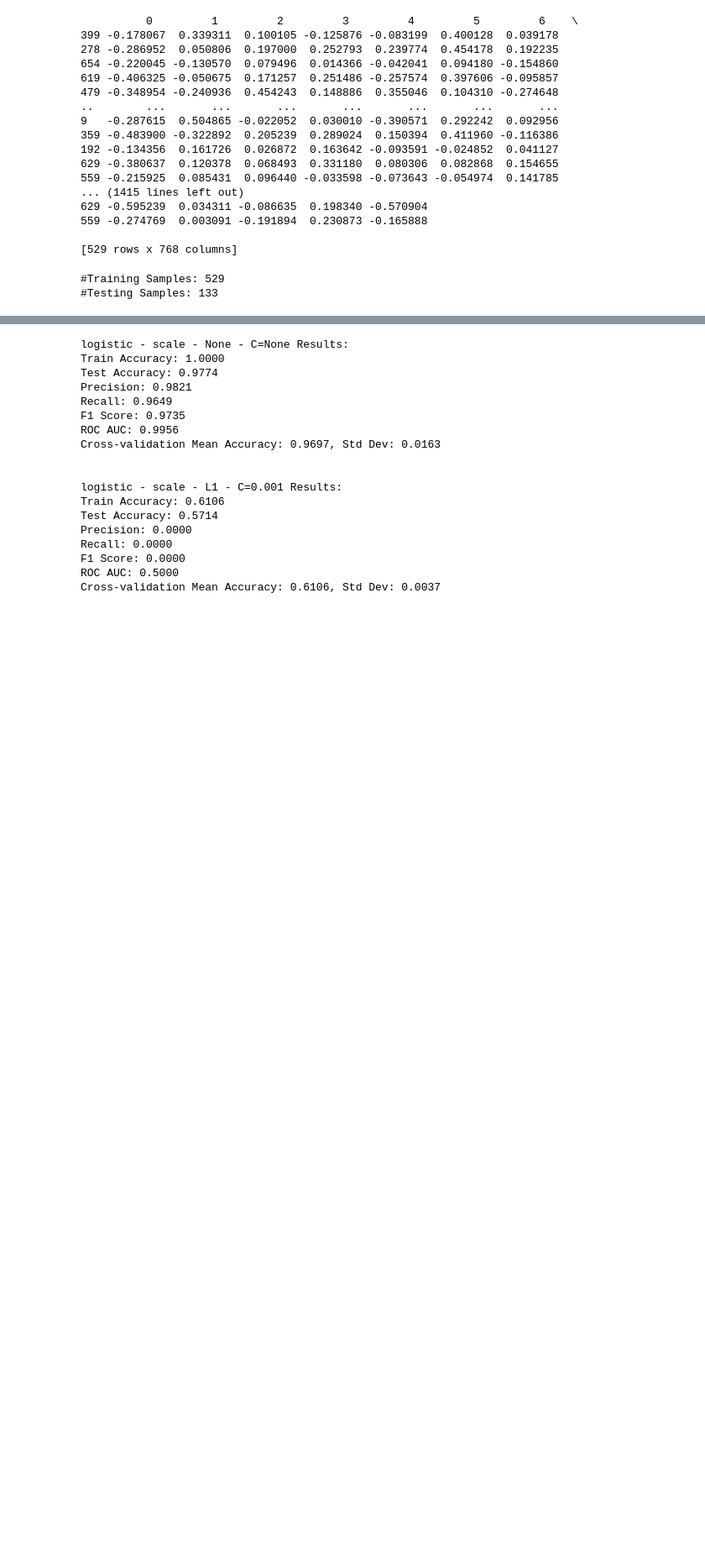
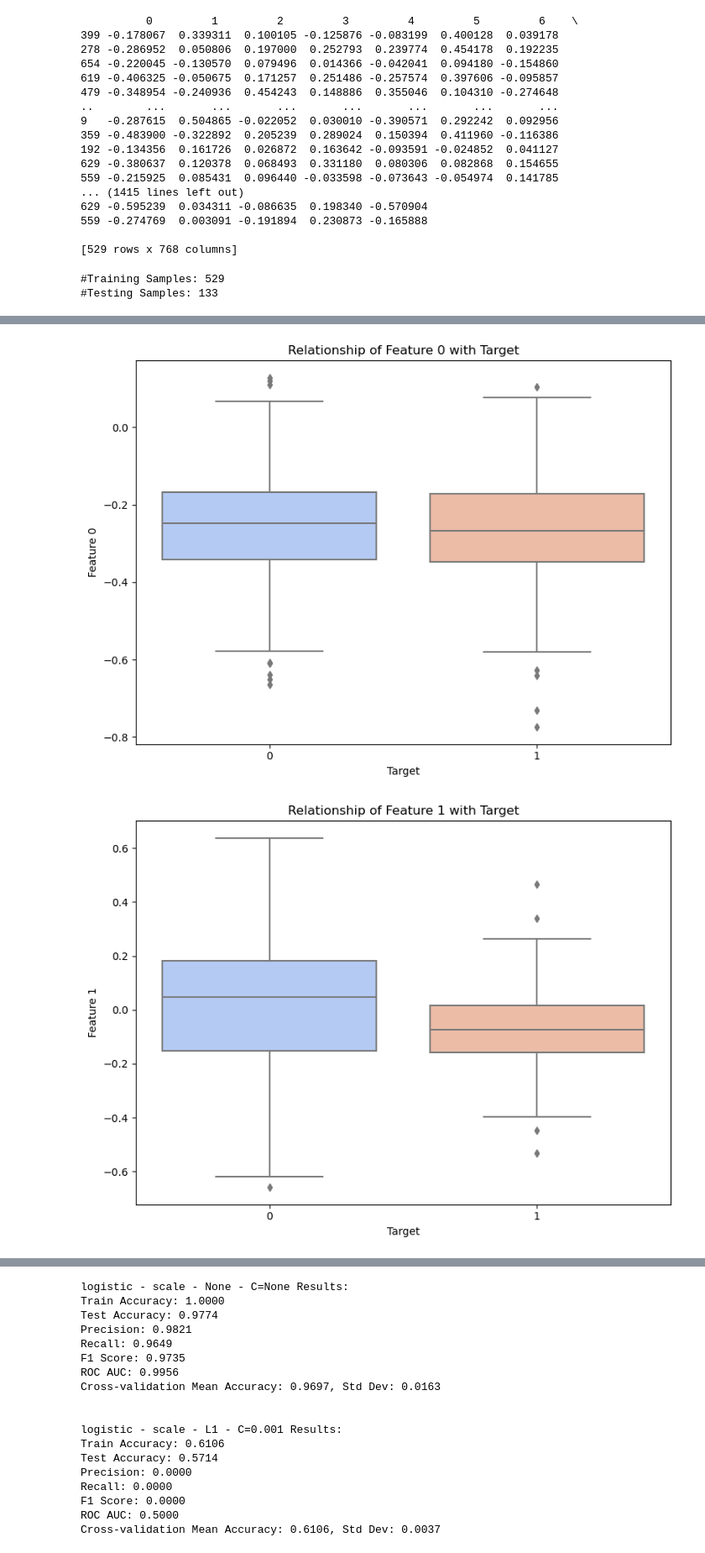
Before and after one commit to qianxichen233/CS-UY-4563-project, a Jupyter notebook: main.ipynb, the cells around one changed output, grey strips where cells are left out. Shown at 84% size. Saved outputs shown, nothing was run; the diff lists cells and outputs as text; code cells hidden in the pictures; blank space fills up the shorter version.

```diff
--- a/main.ipynb
+++ b/main.ipynb
@@ -122,0 +190,17 @@ print(f"#Testing Samples: {len(X_test)}")
+# %%
+# Plot individual features vs target variable
+def plot_feature_vs_target(X, y, feature_names):
+    for i, feature in enumerate(feature_names[:4]):  # Limit to first 4 features
+        plt.figure(figsize=(8, 6))
+        sns.boxplot(x=y, y=X[:, i], palette="coolwarm")
+        plt.title(f'Relationship of Feature {i} with Target')
+        plt.xlabel('Target')
+        plt.ylabel(f'Feature {i}')
+        plt.tight_layout()
+        plt.show()
+
+# Call function to visualize feature-target relationships
+plot_feature_vs_target(selected_data, y_train, feature_names)
+# %% [output]
+[figure, added]
+[figure, added]
```
Also changed, not shown: parts of 4 cells of this notebook.
